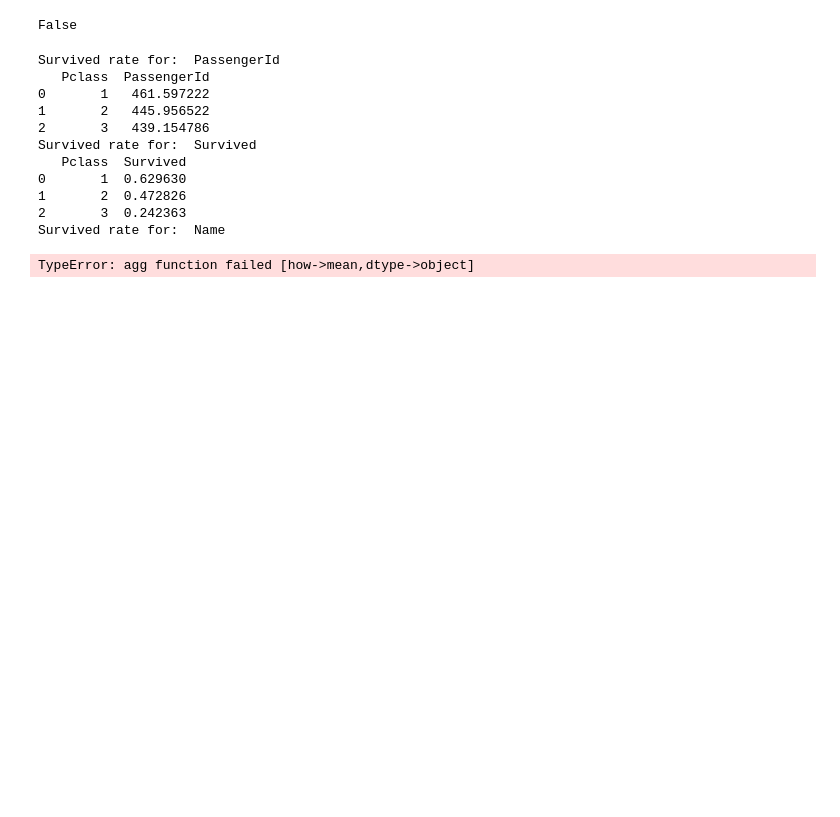
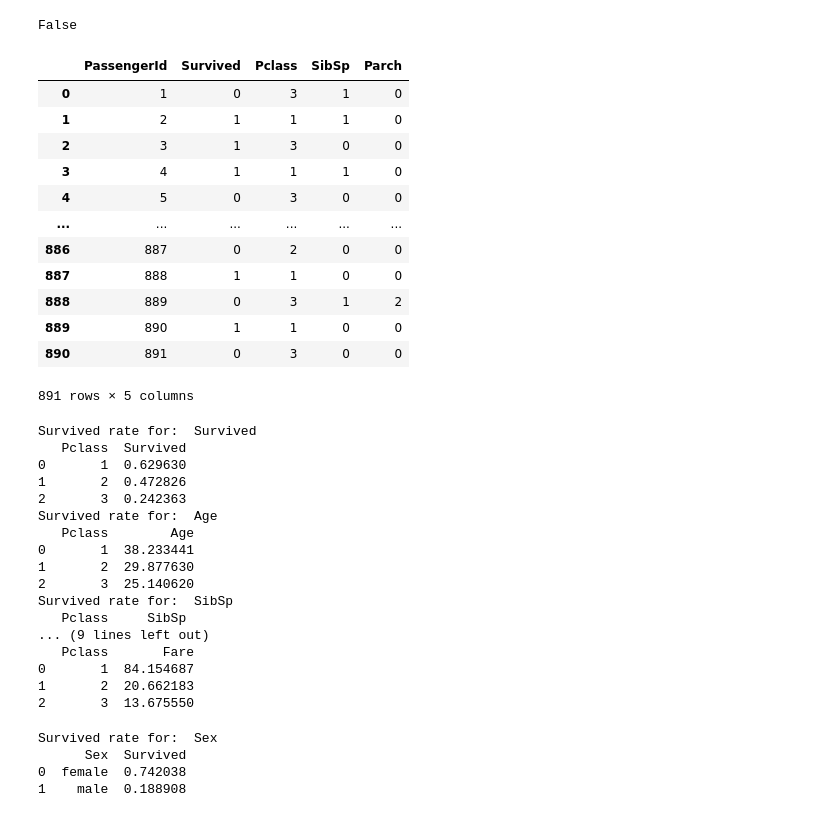
Before and after one commit to tutoryx-academy/ml_1, a Jupyter notebook: eda.ipynb, the cells around one changed output. Saved outputs shown, nothing was run; the diff lists cells and outputs as text; code cells hidden in the pictures; blank space fills up the shorter version.

```diff
--- a/eda.ipynb
+++ b/eda.ipynb
@@ -114,21 +114,51 @@ dtype('O')
 not(df['Name'].dtype=='O')
 # %% [output]
 False
+# %%
+df.select_dtypes('integer')
+# %% [output]
+|  | PassengerId | Survived | Pclass | SibSp | Parch |
+| 0 | 1 | 0 | 3 | 1 | 0 |
+| 1 | 2 | 1 | 1 | 1 | 0 |
+| 2 | 3 | 1 | 3 | 0 | 0 |
+| 3 | 4 | 1 | 1 | 1 | 0 |
+| 4 | 5 | 0 | 3 | 0 | 0 |
+| ... | ... | ... | ... | ... | ... |
+| 886 | 887 | 0 | 2 | 0 | 0 |
+| 887 | 888 | 1 | 1 | 0 | 0 |
+| 888 | 889 | 0 | 3 | 1 | 2 |
+| 889 | 890 | 1 | 1 | 0 | 0 |
+| 890 | 891 | 0 | 3 | 0 | 0 |
+891 rows × 5 columns
 # %%
 for col in df.columns:
-    if col!='Pclass' or (df[col].dtype=='O') :
-        print('Survived rate for: ',col)
-        print(df[['Pclass',col]].groupby('Pclass',as_index=False).mean())
+    if col not in ['Pclass','PassengerId','Name']:
+        if  not(df[col].dtype=='O'):
+            print('Survived rate for: ',col)
+            print(df[['Pclass',col]].groupby('Pclass',as_index=False).mean())
 # %% [output]
-Survived rate for:  PassengerId
-   Pclass  PassengerId
-0       1   461.597222
-1       2   445.956522
-2       3   439.154786
 Survived rate for:  Survived
    Pclass  Survived
 0       1  0.629630
 1       2  0.472826
 2       3  0.242363
-Survived rate for:  Name
+Survived rate for:  Age
+   Pclass        Age
+0       1  38.233441
+1       2  29.877630
+2       3  25.140620
+Survived rate for:  SibSp
+   Pclass     SibSp
+... (9 lines left out)
+   Pclass       Fare
+0       1  84.154687
+1       2  20.662183
+2       3  13.675550
-TypeError: agg function failed [how->mean,dtype->object]
+# %%
+print('Survived rate for: ','Sex')
+print(df[['Survived','Sex']].groupby('Sex',as_index=False).mean())
+# %% [output]
+Survived rate for:  Sex
+      Sex  Survived
+0  female  0.742038
+1    male  0.188908
```
Also changed, not shown: parts of 14 cells of this notebook.
